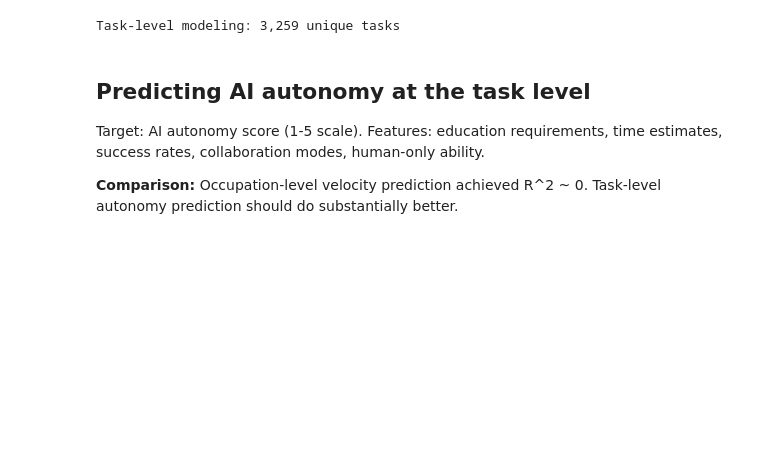
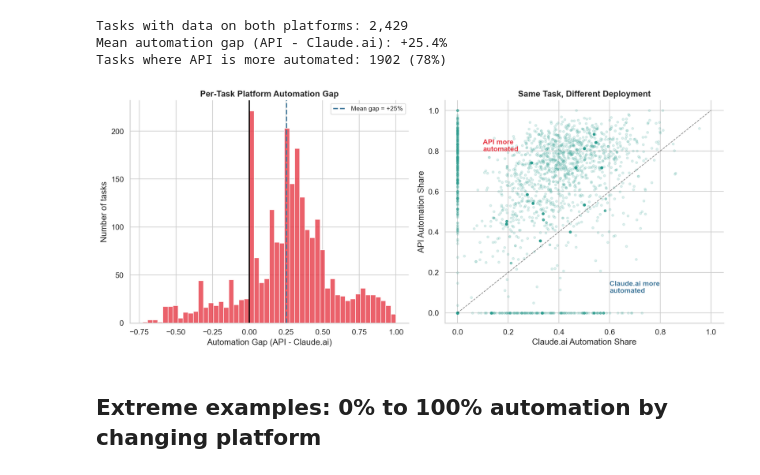
Before and after one commit to alvinekelund/what-predicts-ai-automation, a Jupyter notebook: notebooks/03_task_level_analysis.ipynb, the cells around one changed output. Saved outputs shown, nothing was run; the diff lists cells and outputs as text; code cells hidden in the pictures; blank space fills up the shorter version.

```diff
--- a/notebooks/03_task_level_analysis.ipynb
+++ b/notebooks/03_task_level_analysis.ipynb
@@ -29,17 +27,45 @@ from src.model import (
 sns.set_theme(style='whitegrid', font_scale=1.1)
 plt.rcParams['figure.dpi'] = 150
 C = {'auto': '#E63946', 'aug': '#457B9D', 'accent': '#F4A261', 'teal': '#2A9D8F'}
-# %%
-tasks = build_task_feature_matrix()
-tasks_unique = tasks.drop_duplicates(subset='task_name').reset_index(drop=True)
-print(f"Task-level modeling: {len(tasks_unique):,} unique tasks")
-# %% [output]
-Task-level modeling: 3,259 unique tasks
-# %% [markdown]
-## Predicting AI autonomy at the task level
-
-Target: AI autonomy score (1-5 scale). Features: education requirements,
-time estimates, success rates, collaboration modes, human-only ability.
-
-**Comparison:** Occupation-level velocity prediction achieved R^2 ~ 0.
-Task-level autonomy prediction should do substantially better.
+# %%
+gap = compute_platform_gap()
+print(f'Tasks with data on both platforms: {len(gap):,}')
+print(f'Mean automation gap (API - Claude.ai): {gap["automation_gap"].mean():+.1%}')
+print(f'Tasks where API is more automated: {(gap["automation_gap"] > 0).sum()} ({(gap["automation_gap"] > 0).mean():.0%})')
+# %% [output]
+Tasks with data on both platforms: 2,429
+Mean automation gap (API - Claude.ai): +25.4%
+Tasks where API is more automated: 1902 (78%)
+# %%
+fig, axes = plt.subplots(1, 2, figsize=(14, 6))
+
+# Left: distribution of gaps
+ax = axes[0]
+ax.hist(gap['automation_gap'], bins=50, color=C['auto'], alpha=0.8, edgecolor='white')
+ax.axvline(0, color='black', linewidth=2)
+ax.axvline(gap['automation_gap'].mean(), color=C['aug'], linestyle='--', linewidth=2,
+           label=f"Mean gap = {gap['automation_gap'].mean():+.0%}")
+ax.set_xlabel('Automation Gap (API - Claude.ai)')
+ax.set_ylabel('Number of tasks')
+ax.set_title('Per-Task Platform Automation Gap', fontweight='bold')
+ax.legend(fontsize=10)
+
+# Right: scatter
+ax = axes[1]
+ax.scatter(gap['automation_share'], gap['automation_share_api'],
+           alpha=0.15, s=12, color=C['teal'])
+ax.plot([0, 1], [0, 1], '--', color='black', linewidth=1, alpha=0.5)
+ax.set_xlabel('Claude.ai Automation Share')
+ax.set_ylabel('API Automation Share')
+ax.set_title('Same Task, Different Deployment', fontweight='bold')
+ax.annotate('API more\nautomated', xy=(0.1, 0.8), fontsize=11, color=C['auto'], fontweight='bold')
+ax.annotate('Claude.ai more\nautomated', xy=(0.6, 0.1), fontsize=11, color=C['aug'], fontweight='bold')
+
+sns.despine()
+plt.tight_layout()
+plt.savefig('../figures/08_platform_divergence.png', bbox_inches='tight')
+plt.show()
+# %% [output]
+[figure, added]
+# %% [markdown]
+## Extreme examples: 0% to 100% automation by changing platform
```
Also changed, not shown: parts of 16 cells of this notebook, 29 other files.
